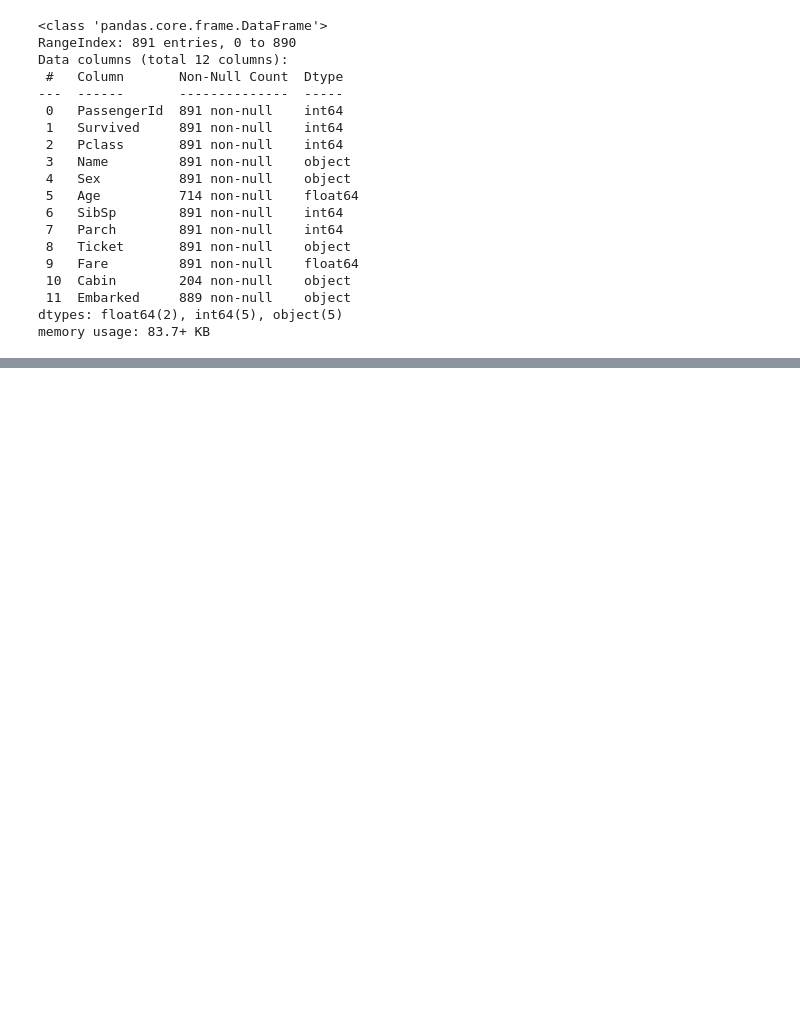
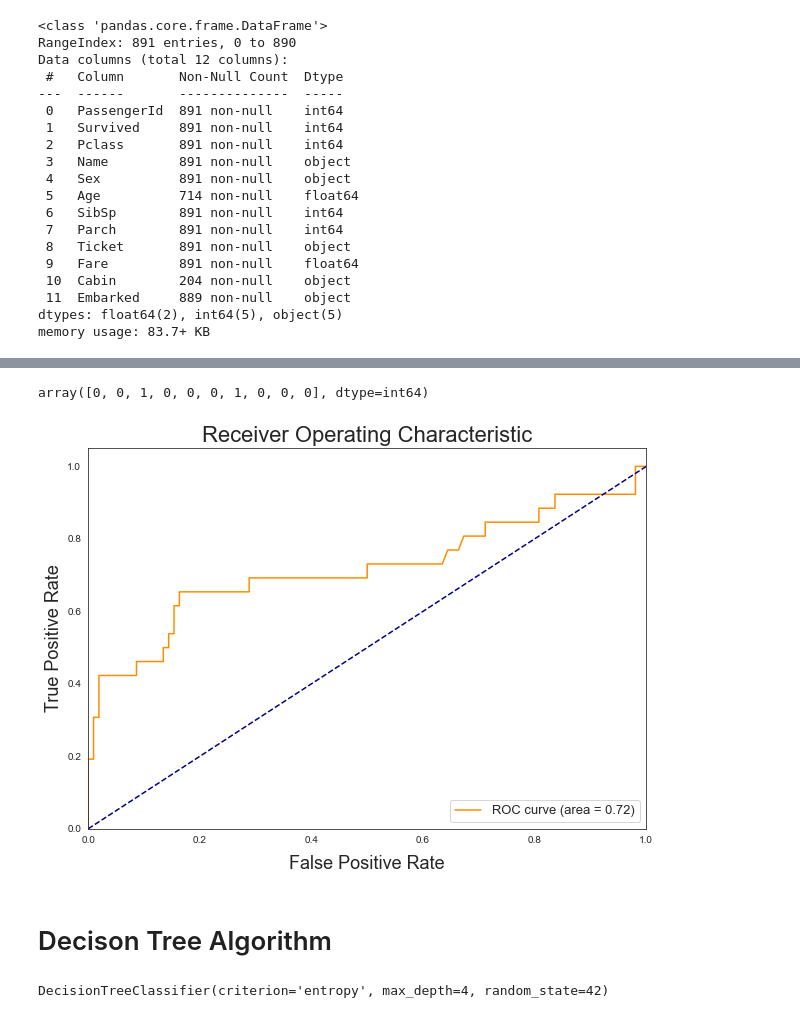
Before and after one commit to marksilas/Titanic-Survival-Prediction, a Jupyter notebook: Titanic Data Analysis.ipynb, the cells around one changed output, grey strips where cells are left out. Saved outputs shown, nothing was run; the diff lists cells and outputs as text; code cells hidden in the pictures; blank space fills up the shorter version.

```diff
--- a/Titanic Data Analysis.ipynb
+++ b/Titanic Data Analysis.ipynb
@@ -192,0 +227,6 @@ Data2
+# %%
+X = data.drop(['Survived'], axis=1).values
+y = data['Survived'].values
+
+#X = data.iloc[:, 1:10]
+#y = data.iloc[:, 0]
@@ -192,0 +240,2 @@ Data2
+# %%
+X_train, X_test, y_train, y_test = train_test_split(X, y, test_size=0.30, random_state=42)
@@ -192,0 +250,3 @@ Data2
+# %%
+model = make_pipeline(preprocessing.StandardScaler(), LogisticRegression(solver="liblinear", random_state=42))
+cross_val_score(model, X, y, cv=5)
@@ -192,0 +255,2 @@ Data2
+# %%
+model.fit(X_train, y_train)
@@ -192,0 +290,29 @@ Data2
+# %%
+model.predict(X_test[0:10])
+# %% [output]
+array([0, 0, 1, 0, 0, 0, 1, 0, 0, 0], dtype=int64)
+# %%
+#Area under the roc curve measures the performance of the model. ROC curve above 0.50 shows good performace.
+from sklearn.metrics import roc_curve, auc
+
+y_pred_prop = model.predict_proba(X_test)[:,1]
+
+fpr_log, tpr_log, _ = roc_curve(y_test, y_pred_prop)
+roc_auc_log = auc(fpr_log, tpr_log)
+
+sns.set_style("white")
+plt.figure(figsize=(10, 7))
+plt.plot(fpr_log, tpr_log, color='darkorange',
+         label='ROC curve (area = %0.2f)' % roc_auc_log)
+plt.plot([0, 1], [0, 1], color='navy', linestyle='--')
+plt.xlim([0.0, 1.0])
+plt.ylim([0.0, 1.05])
+plt.xlabel('False Positive Rate',fontsize=18,labelpad =10)
+plt.ylabel('True Positive Rate',fontsize=18)
+plt.title('Receiver Operating Characteristic',fontsize=22).set_position([.5, 1.02])
+plt.legend(loc="lower right",fontsize=13)
+plt.show()
+# %% [output]
+[figure, added]
+# %% [markdown]
+# Decison Tree Algorithm
@@ -192,0 +324,4 @@ Data2
+# %%
+clf.fit(X_train, y_train)
+# %% [output]
+DecisionTreeClassifier(criterion='entropy', max_depth=4, random_state=42)
```
Also changed, not shown: parts of 48 cells of this notebook.
